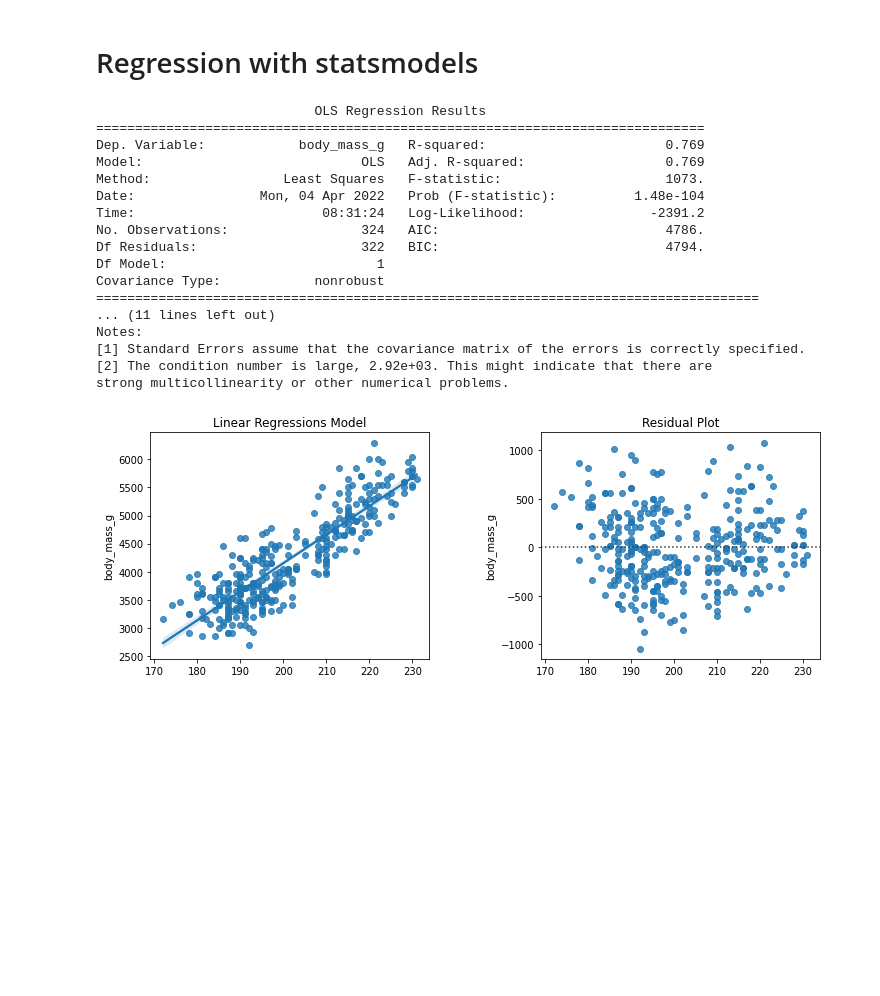
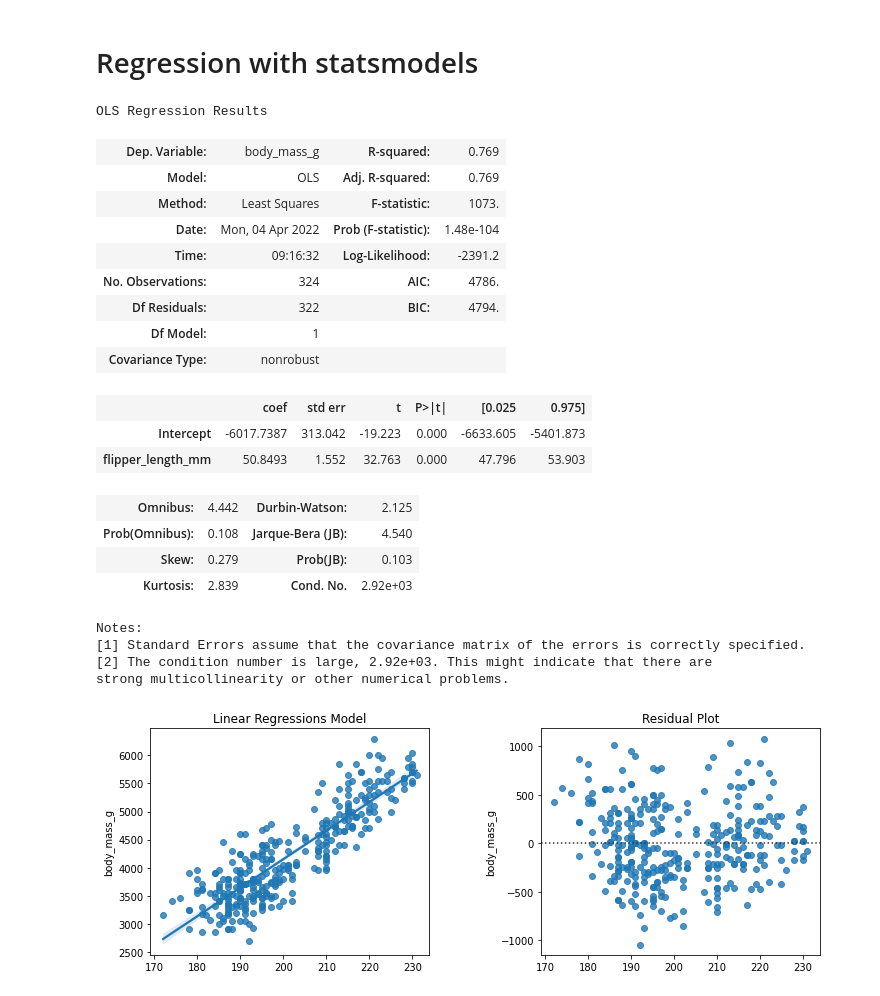
Before and after one commit to r2klabs/RegressionExamples, a Jupyter notebook: LinearRegression.ipynb, the cells around one changed output. Saved outputs shown, nothing was run; the diff lists cells and outputs as text; code cells hidden in the pictures; blank space fills up the shorter version.

```diff
--- a/LinearRegression.ipynb
+++ b/LinearRegression.ipynb
@@ -185,25 +185,29 @@ from statsmodels.formula.api import ols
 # %%
 reg = ols("body_mass_g ~ flipper_length_mm", data = df).fit()
 # %%
-print(reg.summary())
+reg.summary()
 # %% [output]
-                            OLS Regression Results
-==============================================================================
-Dep. Variable:            body_mass_g   R-squared:                       0.769
-Model:                            OLS   Adj. R-squared:                  0.769
-Method:                 Least Squares   F-statistic:                     1073.
-Date:                Mon, 04 Apr 2022   Prob (F-statistic):          1.48e-104
-Time:                        08:31:24   Log-Likelihood:                -2391.2
-No. Observations:                 324   AIC:                             4786.
-Df Residuals:                     322   BIC:                             4794.
-Df Model:                           1
-Covariance Type:            nonrobust
-=====================================================================================
-... (11 lines left out)
-Notes:
-[1] Standard Errors assume that the covariance matrix of the errors is correctly specified.
-[2] The condition number is large, 2.92e+03. This might indicate that there are
-strong multicollinearity or other numerical problems.
+OLS Regression Results
+| Dep. Variable: | body_mass_g | R-squared: | 0.769 |
+| Model: | OLS | Adj. R-squared: | 0.769 |
+| Method: | Least Squares | F-statistic: | 1073. |
+| Date: | Mon, 04 Apr 2022 | Prob (F-statistic): | 1.48e-104 |
+| Time: | 09:16:32 | Log-Likelihood: | -2391.2 |
+| No. Observations: | 324 | AIC: | 4786. |
+| Df Residuals: | 322 | BIC: | 4794. |
+| Df Model: | 1 |  |  |
+| Covariance Type: | nonrobust |  |  |
+|  | coef | std err | t | P>|t| | [0.025 | 0.975] |
+| Intercept | -6017.7387 | 313.042 | -19.223 | 0.000 | -6633.605 | -5401.873 |
+| flipper_length_mm | 50.8493 | 1.552 | 32.763 | 0.000 | 47.796 | 53.903 |
+| Omnibus: | 4.442 | Durbin-Watson: | 2.125 |
+| Prob(Omnibus): | 0.108 | Jarque-Bera (JB): | 4.540 |
+| Skew: | 0.279 | Prob(JB): | 0.103 |
+| Kurtosis: | 2.839 | Cond. No. | 2.92e+03 |
+Notes:
+[1] Standard Errors assume that the covariance matrix of the errors is correctly specified.
+[2] The condition number is large, 2.92e+03. This might indicate that there are
+strong multicollinearity or other numerical problems.
 # %%
 check_plots(flipper, mass)
 # %% [output]
```
Also changed, not shown: parts of 3 cells of this notebook.
